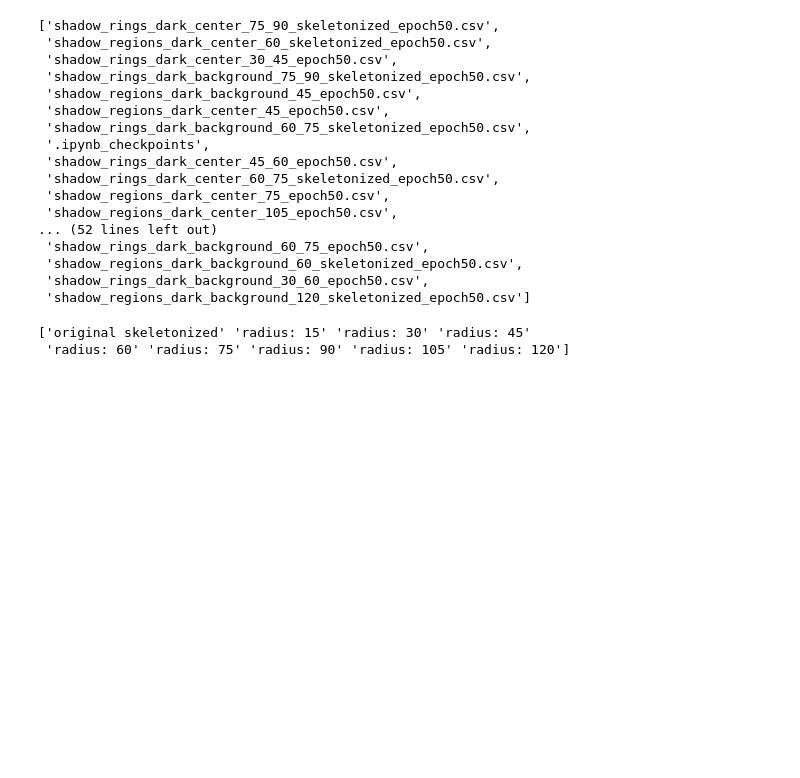
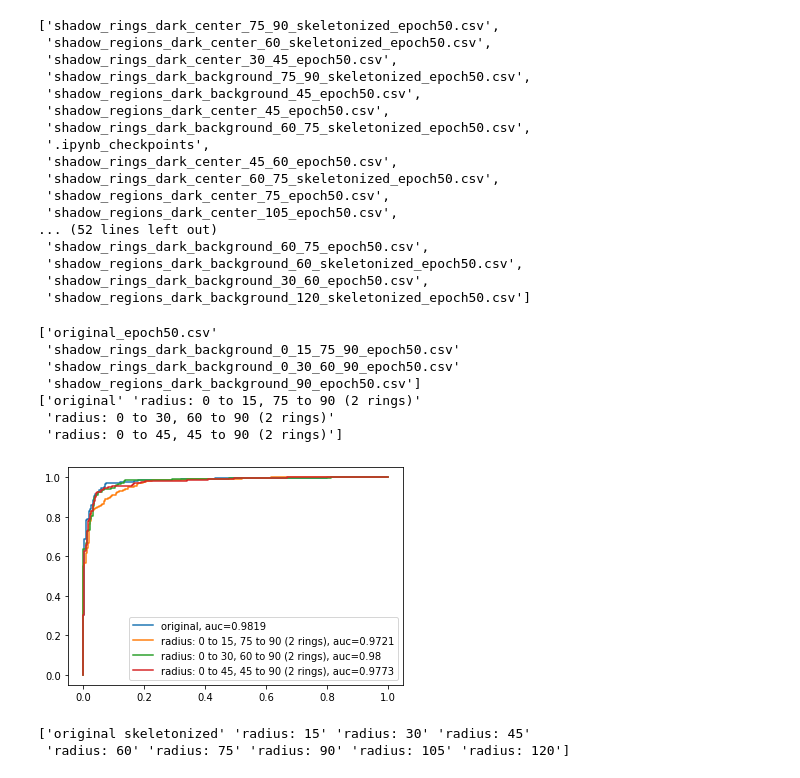
Before and after one commit to Centrattic/race, a Jupyter notebook: classifier_experiments/CNN_visualization.ipynb, the cells around one changed output. Saved outputs shown, nothing was run; the diff lists cells and outputs as text; code cells hidden in the pictures; blank space fills up the shorter version.

```diff
--- a/classifier_experiments/CNN_visualization.ipynb
+++ b/classifier_experiments/CNN_visualization.ipynb
@@ -225,6 +271,22 @@ def make_roc_plot(path, epoch, skeleton, shadow, shadow_ring, shadow_radiuses, r
 
     plt.legend(loc=4)
     plt.show()
+# %%
+multi_ring_roc_radiuses = [[['0', '15'], ['75','90']], [['0', '30'], ['60', '90']], [['0','45'],['45', '90']]]
+
+make_roc_plot("./outputs/probabilities/", 50, False, True, True,
+              multi_ring_roc_radiuses, 'dark_background',
+             insert_indexes = [3], my_paths = ['shadow_regions_dark_background_90_epoch50.csv'],
+              my_labels=['radius: 0 to 45, 45 to 90 (2 rings)'])
+# %% [output]
+['original_epoch50.csv'
+ 'shadow_rings_dark_background_0_15_75_90_epoch50.csv'
+ 'shadow_rings_dark_background_0_30_60_90_epoch50.csv'
+ 'shadow_regions_dark_background_90_epoch50.csv']
+['original' 'radius: 0 to 15, 75 to 90 (2 rings)'
+ 'radius: 0 to 30, 60 to 90 (2 rings)'
+ 'radius: 0 to 45, 45 to 90 (2 rings)']
+[figure, added]
 # %%
 make_roc_plot("./outputs/probabilities/", 50, True, True, False,
               ['15', '30', '45', '60', '75', '90', '105', '120'], 'dark_center',
```
Also changed, not shown: parts of 5 cells of this notebook, 5 other files.
